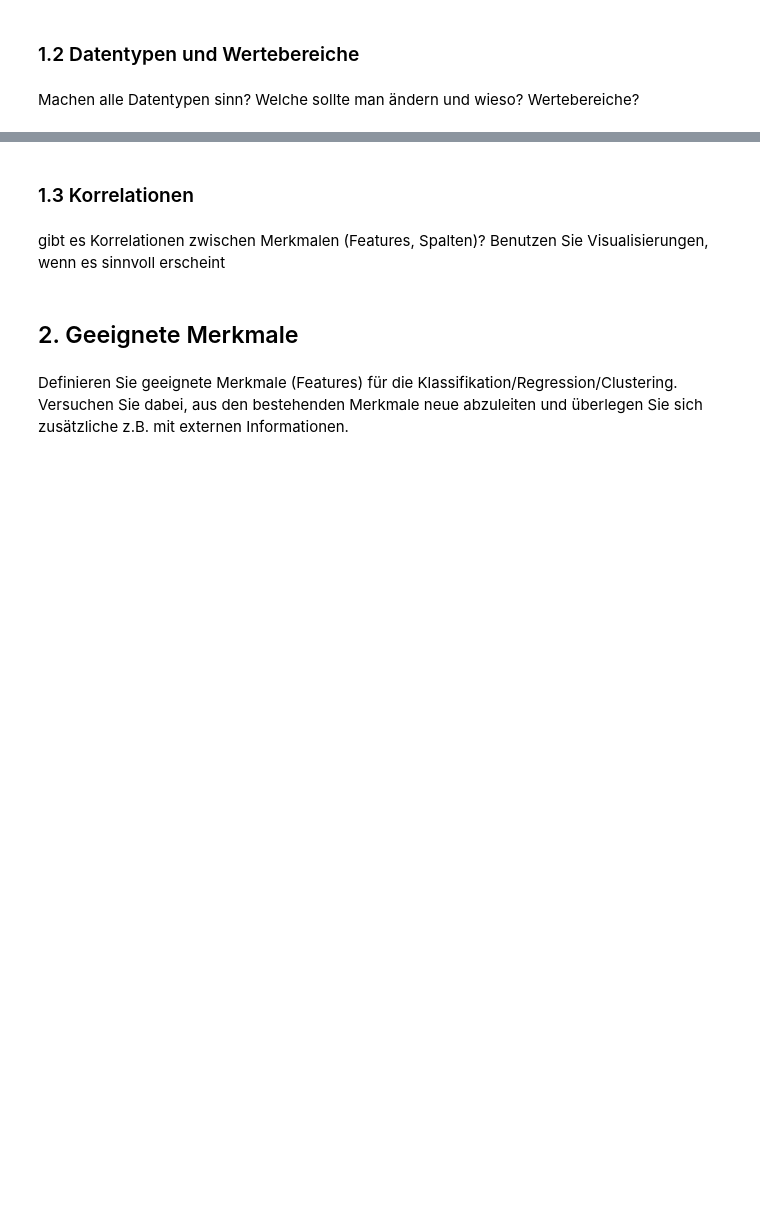
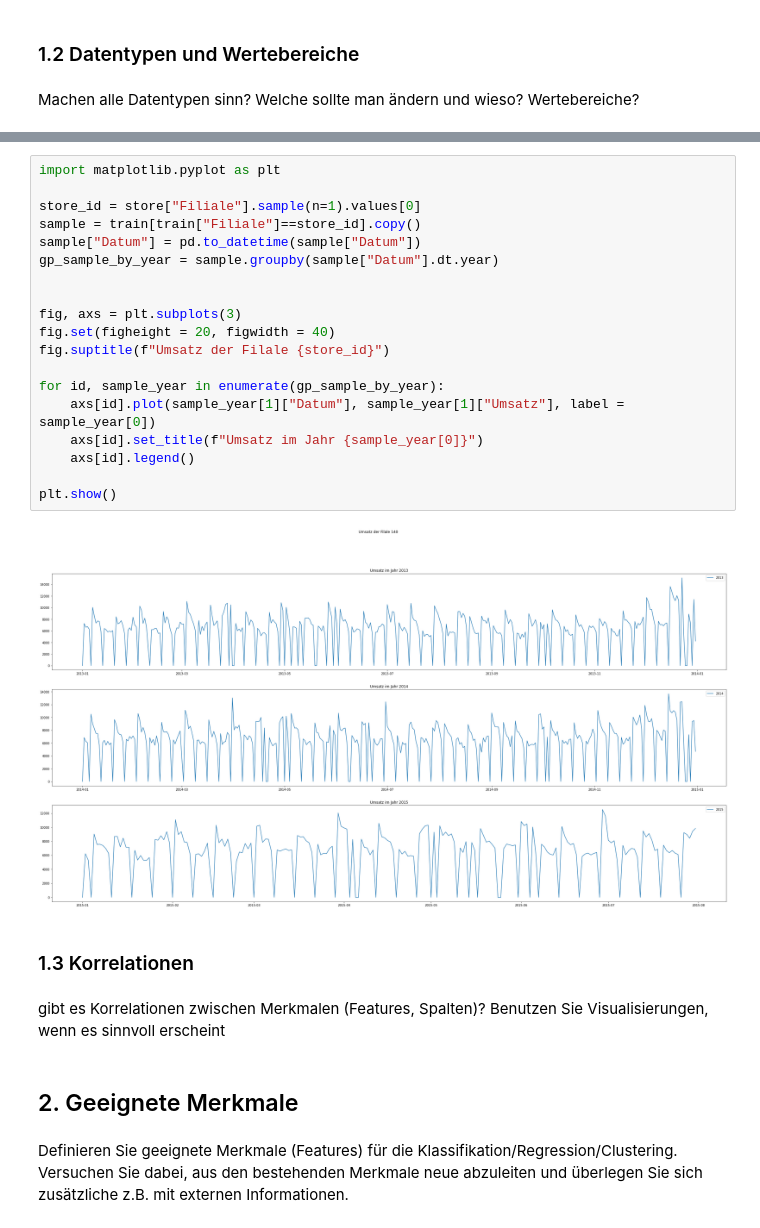
Before and after one commit to AliceKitchkin/Forecasting-Rossmann-Store-Sales, a Jupyter notebook: Forecasting_Notebook.ipynb, the cells around one changed output, grey strips where cells are left out. Cells and saved outputs as stored; diff of their text form; blank space fills up the shorter version.

Commit message:
Beispielhafte Visualisierung des Umsatzes

```diff
--- a/Forecasting_Notebook.ipynb
+++ b/Forecasting_Notebook.ipynb
@@ -158,3 +175,24 @@ Store
+# %%
+import matplotlib.pyplot as plt
+
+store_id = store["Filiale"].sample(n=1).values[0]
+sample = train[train["Filiale"]==store_id].copy()
+sample["Datum"] = pd.to_datetime(sample["Datum"])
+gp_sample_by_year = sample.groupby(sample["Datum"].dt.year)
+
+
+fig, axs = plt.subplots(3)
+fig.set(figheight = 20, figwidth = 40)
+fig.suptitle(f"Umsatz der Filale {store_id}")
+
+for id, sample_year in enumerate(gp_sample_by_year):
+    axs[id].plot(sample_year[1]["Datum"], sample_year[1]["Umsatz"], label = sample_year[0])
+    axs[id].set_title(f"Umsatz im Jahr {sample_year[0]}")
+    axs[id].legend()
+
+plt.show()
+# %% [output]
+[figure, added]
 # %% [markdown]
 ### 1.3 Korrelationen
 # %% [markdown]
```
Also changed, not shown: parts of 3 cells of this notebook.
